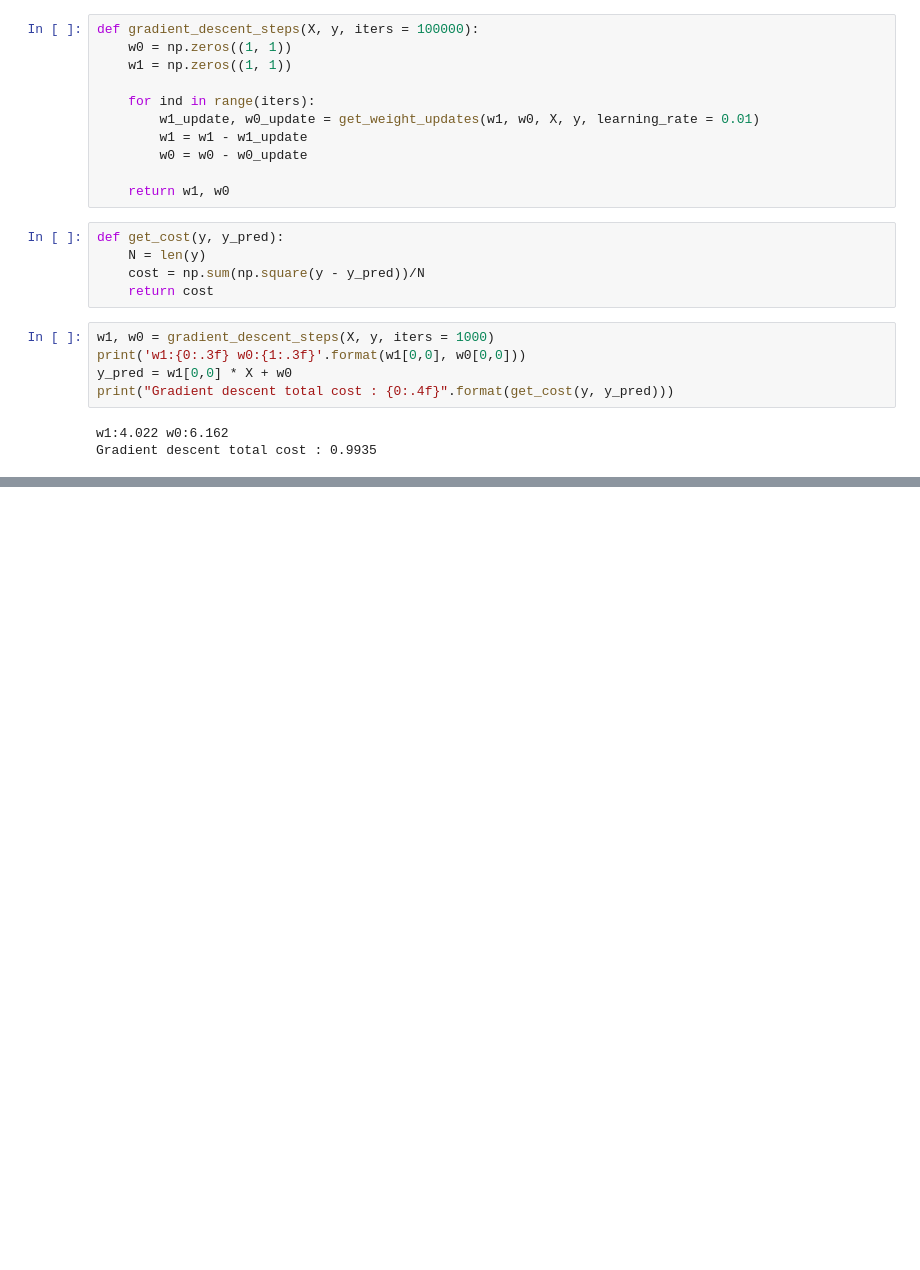
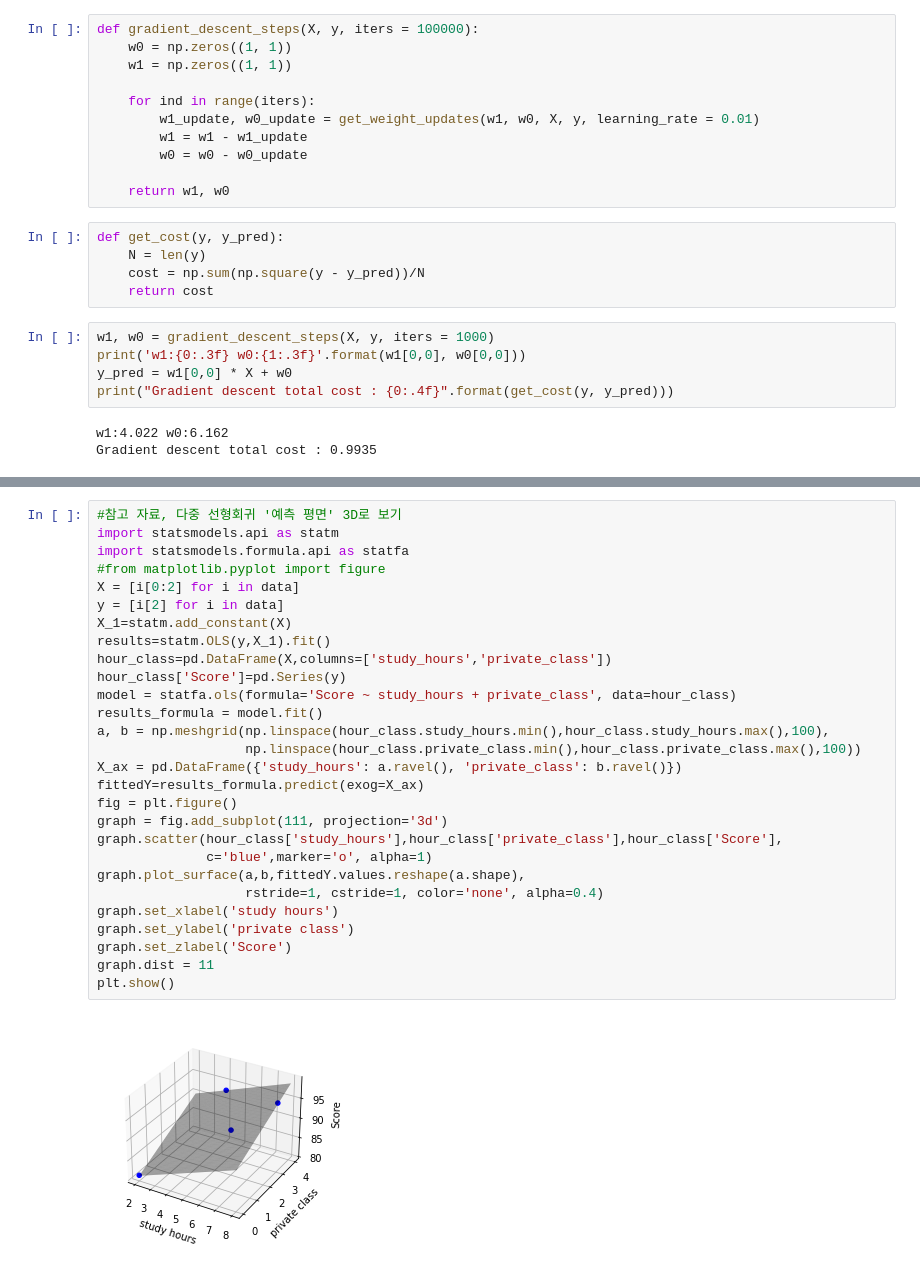
Before and after one commit to Banghyungjin/deep_learning, a Jupyter notebook: DeepLearning 101.ipynb, the cells around one changed output, grey strips where cells are left out. Drawn from its saved outputs; the diff is of its cells as text; blank space fills up the shorter version.

```diff
--- a/DeepLearning 101.ipynb
+++ b/DeepLearning 101.ipynb
@@ -278,0 +342,30 @@ Gradient descent total cost : 0.9935
+# %%
+#참고 자료, 다중 선형회귀 '예측 평면' 3D로 보기
+import statsmodels.api as statm
+import statsmodels.formula.api as statfa
+#from matplotlib.pyplot import figure
+X = [i[0:2] for i in data]
+y = [i[2] for i in data]
+X_1=statm.add_constant(X)
+results=statm.OLS(y,X_1).fit()
+hour_class=pd.DataFrame(X,columns=['study_hours','private_class'])
+hour_class['Score']=pd.Series(y)
+model = statfa.ols(formula='Score ~ study_hours + private_class', data=hour_class)
+results_formula = model.fit()
+a, b = np.meshgrid(np.linspace(hour_class.study_hours.min(),hour_class.study_hours.max(),100),
+                   np.linspace(hour_class.private_class.min(),hour_class.private_class.max(),100))
+X_ax = pd.DataFrame({'study_hours': a.ravel(), 'private_class': b.ravel()})
+fittedY=results_formula.predict(exog=X_ax)
+fig = plt.figure()
+graph = fig.add_subplot(111, projection='3d')
+graph.scatter(hour_class['study_hours'],hour_class['private_class'],hour_class['Score'],
+              c='blue',marker='o', alpha=1)
+graph.plot_surface(a,b,fittedY.values.reshape(a.shape),
+                   rstride=1, cstride=1, color='none', alpha=0.4)
+graph.set_xlabel('study hours')
+graph.set_ylabel('private class')
+graph.set_zlabel('Score')
+graph.dist = 11
+plt.show()
+# %% [output]
+[figure, added]
```
Also changed, not shown: parts of 5 cells of this notebook.
